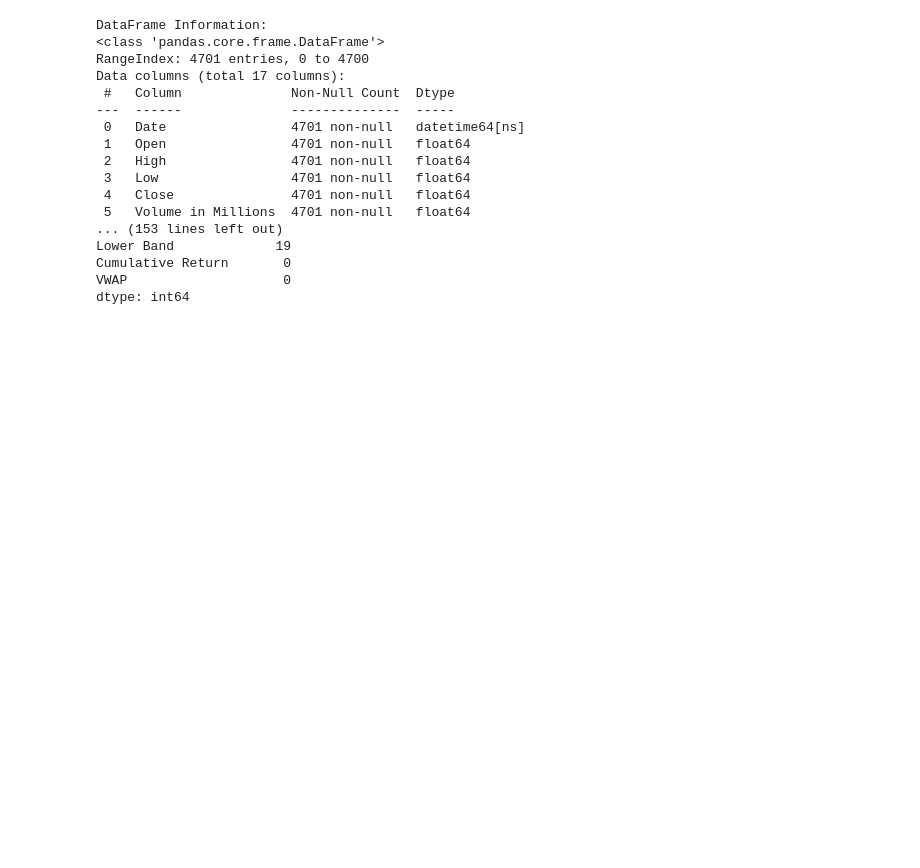
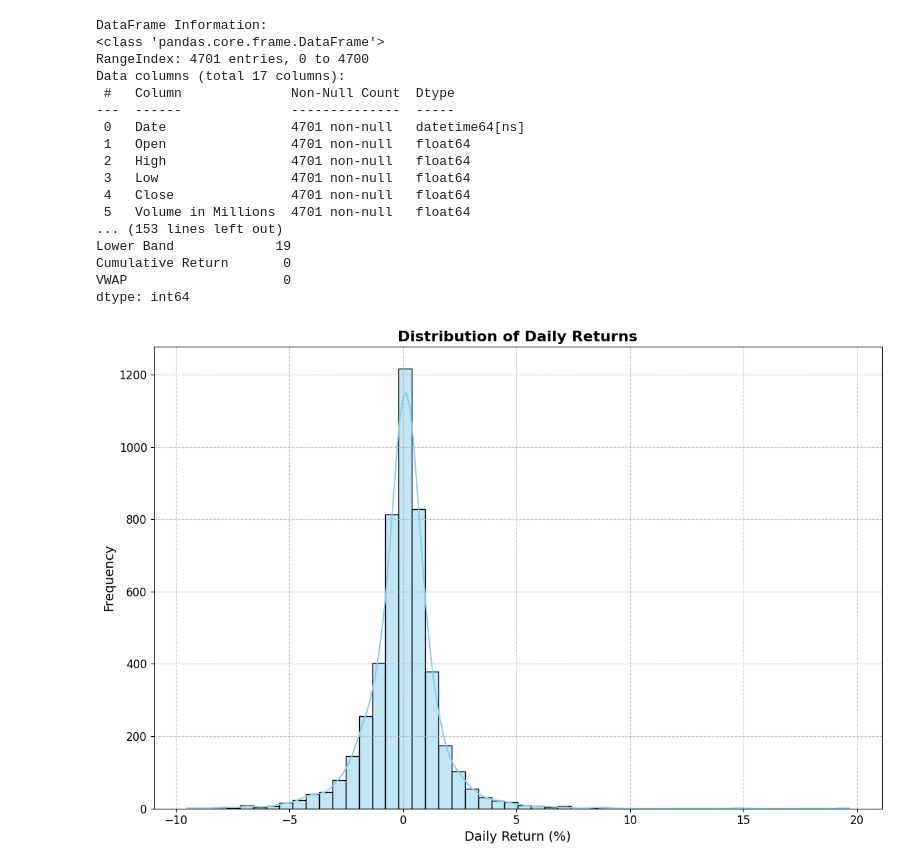
Before and after one commit to Ayush-Singh-31/Stocks-ETFs, a Jupyter notebook: ETFs.ipynb, the cells around one changed output. Drawn from its saved outputs; the diff is of its cells as text; code cells hidden in the pictures; blank space fills up the shorter version.

Commit message:
Expansion Plots

```diff
--- a/ETFs.ipynb
+++ b/ETFs.ipynb
@@ -284,3 +321,16 @@ Lower Band             19
 Cumulative Return       0
 VWAP                    0
 dtype: int64
+# %%
+plt.figure(figsize=(12, 8))
+sns.histplot(etf.cleaned_df['Daily Return'].dropna(), kde=True, bins=50, color='skyblue', edgecolor='black')
+plt.title('Distribution of Daily Returns', fontsize=16, fontweight='bold')
+plt.xlabel('Daily Return (%)', fontsize=14)
+plt.ylabel('Frequency', fontsize=14)
+plt.xticks(fontsize=12)
+plt.yticks(fontsize=12)
+plt.grid(True, linestyle='--', alpha=0.7)
+plt.tight_layout()
+plt.savefig(f"./Plots/ETFs/{etf.name}/Daily Returns.png")
+# %% [output]
+[figure, added]
```
Also changed, not shown: parts of 8 cells of this notebook, 6 other files.
